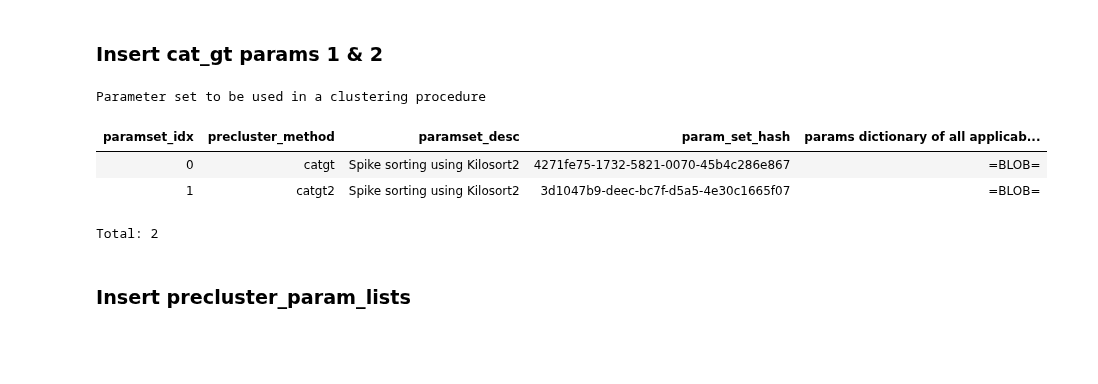
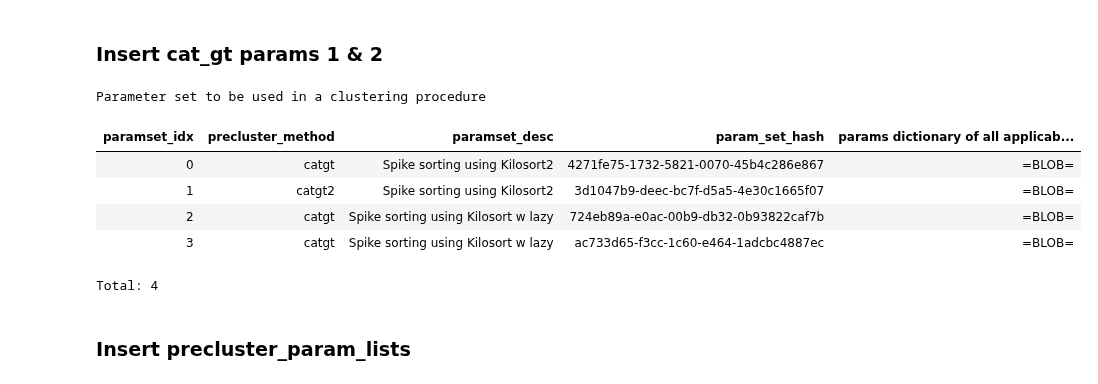
Before and after one commit to BrainCOGS/U19-pipeline-python, a Jupyter notebook: notebooks/TestAutomaticPipeline.ipynb, the cells around one changed output. Saved outputs shown, nothing was run; the diff lists cells and outputs as text; code cells hidden in the pictures; blank space fills up the shorter version.

```diff
--- a/notebooks/TestAutomaticPipeline.ipynb
+++ b/notebooks/TestAutomaticPipeline.ipynb
@@ -38,37 +51,41 @@ DataError: (1406, "Data too long for column 'error_message' at row 1")
 # %%
 cat_gt_params =  {
       "apfilter": ["biquad",2,300,0],
       "gfix": [0.40,0.10,0.02],
-      "extras": ["prb_fld", "t_miss_ok", "ap", "gblcar", "out_prb_fld"]
+      "extras": ["prb_fld", "t_miss_ok", "ap", "gblcar", "out_prb_fld"],
+      "lazy": True
    }
 
 ephys_element.PreClusterParamSet.insert_new_params(
     precluster_method='catgt',
-    paramset_idx=0,
+    paramset_idx=2,
     params=cat_gt_params,
-    paramset_desc='Spike sorting using Kilosort2')
+    paramset_desc='Spike sorting using Kilosort w lazy')
 
 
 cat_gt_params =  {
       "apfilter": ["biquad",2,301,0],
       "gfix": [0.40,0.10,0.02],
-      "extras": ["prb_fld", "t_miss_ok", "ap", "gblcar", "out_prb_fld"]
+      "extras": ["prb_fld", "t_miss_ok", "ap", "gblcar", "out_prb_fld"],
+      "lazy": True
    }
 
 ephys_element.PreClusterParamSet.insert_new_params(
-    precluster_method='catgt',
-    paramset_idx=1,
+    precluster_method='catgt2',
+    paramset_idx=3,
     params=cat_gt_params,
-    paramset_desc='Spike sorting using Kilosort2')
+    paramset_desc='Spike sorting using Kilosort w lazy')
 
 
 ephys_element.PreClusterParamSet()
 # %% [output]
 Parameter set to be used in a clustering procedure
 | paramset_idx | precluster_method | paramset_desc | param_set_hash | params dictionary of all applicab... |
 | 0 | catgt | Spike sorting using Kilosort2 | 4271fe75-1732-5821-0070-45b4c286e867 | =BLOB= |
 | 1 | catgt2 | Spike sorting using Kilosort2 | 3d1047b9-deec-bc7f-d5a5-4e30c1665f07 | =BLOB= |
+| 2 | catgt | Spike sorting using Kilosort w lazy | 724eb89a-e0ac-00b9-db32-0b93822caf7b | =BLOB= |
+| 3 | catgt | Spike sorting using Kilosort w lazy | ac733d65-f3cc-1c60-e464-1adcbc4887ec | =BLOB= |
-Total: 2
+Total: 4
 # %% [markdown]
 ### Insert precluster_param_lists
 # %%
```
Also changed, not shown: parts of 18 cells of this notebook, 11 other files.
